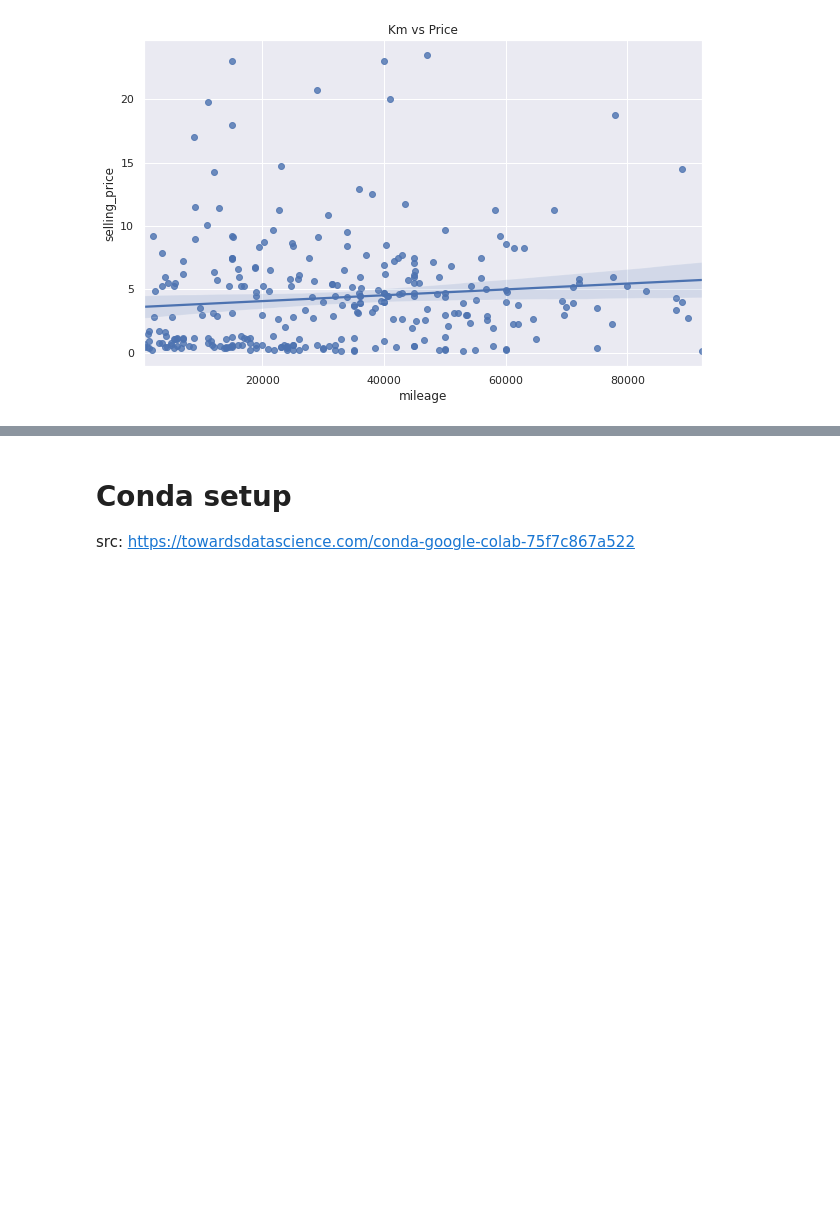
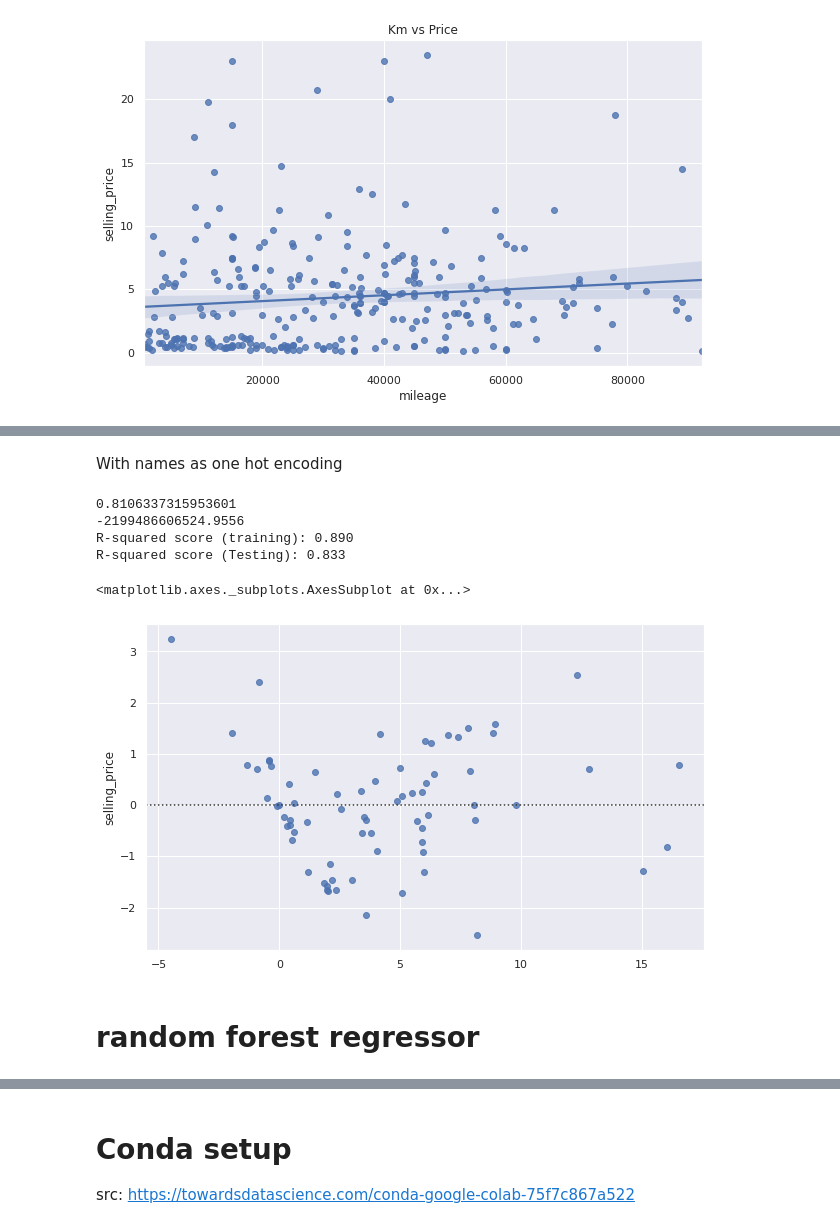
Before and after one commit to HebahAlshamlan/CITC_Task, a Jupyter notebook: CITC_Task.ipynb, the cells around one changed output, grey strips where cells are left out. Cells and saved outputs as stored; diff of their text form; code cells hidden in the pictures; blank space fills up the shorter version.

```diff
--- a/CITC_Task.ipynb
+++ b/CITC_Task.ipynb
@@ -337,0 +515,25 @@ ValueError: ignored
+# %% [markdown]
+With names as one hot encoding
+# %%
+linreg1 = LinearRegression()
+linreg1.fit(X_train, y_train)
+scores = cross_val_score(linreg1, X_train, y_train, cv=5)
+print(np.mean(scores))
+scores_test = cross_val_score(linreg1, X_test, y_test, cv=5)
+print(np.mean(scores_test))
+print('R-squared score (training): {:.3f}'
+     .format(linreg1.score(X_train, y_train)))
+print('R-squared score (Testing): {:.3f}'
+     .format(linreg1.score(X_test, y_test)))
+y_pred = linreg1.predict(X_test)
+plt.figure(figsize=(10,6))
+sns.residplot(x=y_pred, y=y_test)
+# %% [output]
+0.8106337315953601
+-2199486606524.9556
+R-squared score (training): 0.890
+R-squared score (Testing): 0.833
+<matplotlib.axes._subplots.AxesSubplot at 0x...>
+[figure, added]
+# %% [markdown]
+# random forest regressor
```
Also changed, not shown: parts of 55 cells of this notebook.
